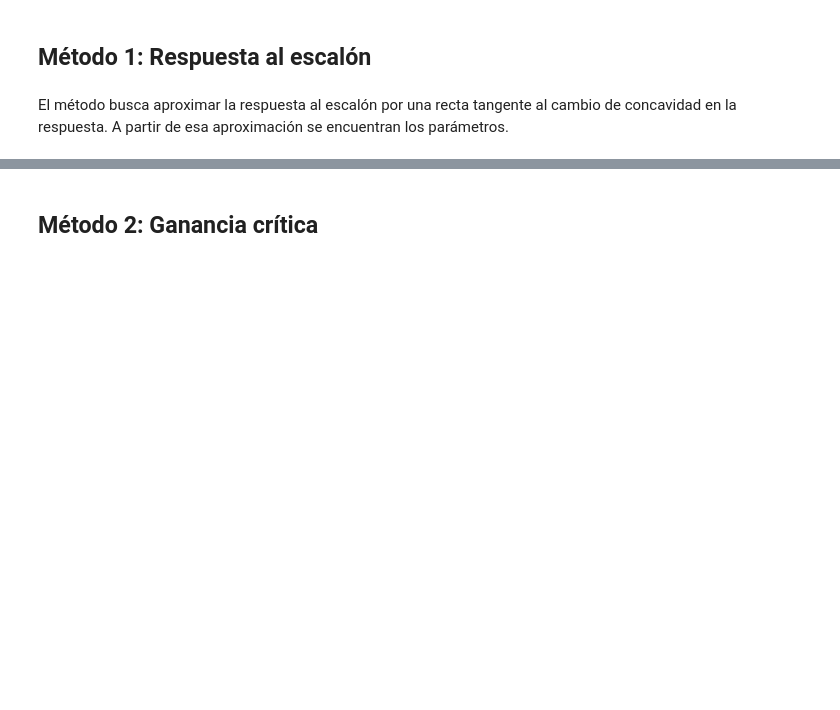
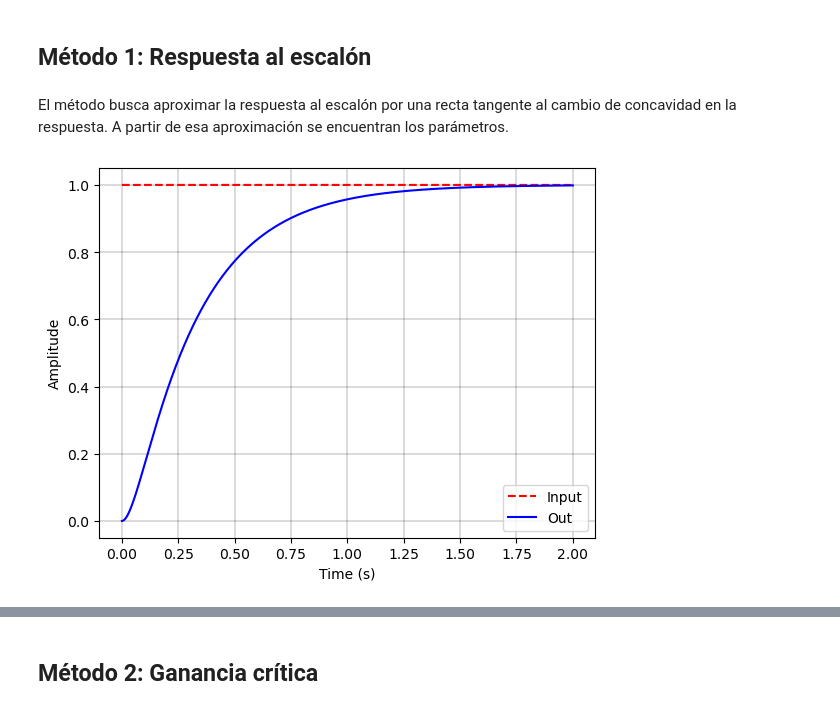
Before and after one commit to monzonlucasfabricio/mse-control-digital, a Jupyter notebook: practica/Clase3/Ajuste PID.ipynb, the cells around one changed output, grey strips where cells are left out. Cells and saved outputs as stored; diff of their text form; code cells hidden in the pictures; blank space fills up the shorter version.

```diff
--- a/practica/Clase3/Ajuste PID.ipynb
+++ b/practica/Clase3/Ajuste PID.ipynb
@@ -74,32 +116,34 @@ El método busca aproximar la respuesta al escalón por una recta tangente al ca
 # %%
 import numpy as np
 import control as cnt
 import control.matlab  as cntm
 import matplotlib.pyplot as plt
-%matplotlib notebook
+# %matplotlib notebook
 # Define the system transfer function
 R1 = 10e3
 C1 = 10e-6
-R2 = 1e3
+R2 = 15e3
 C2 = 10e-6
 num = [1]
 den = [(R1*C1*R2*C2), (R1*C1+R1*C2+R2*C2), 1]
 sys = cnt.tf(num, den)
 
 # Define the simulation time and input signal
 t = np.linspace(0, 2, 5000)
 u = np.ones(len(t))
 
 t, y_ol = cnt.forced_response(sys, t, u)
 
 # Plot the results
 plt.grid(color='k', linestyle='-', linewidth=0.2)
 plt.plot(t, u, 'r--', label='Input')
 plt.plot(t, y_ol, 'b-', label='Out')
 plt.legend(loc='best')
 plt.xlabel('Time (s)')
 plt.ylabel('Amplitude')
 
 plt.show()
+# %% [output]
+[figure, added]
 # %%
 x1 = 0.01
```
Also changed, not shown: parts of 12 cells of this notebook, 16 other files.
